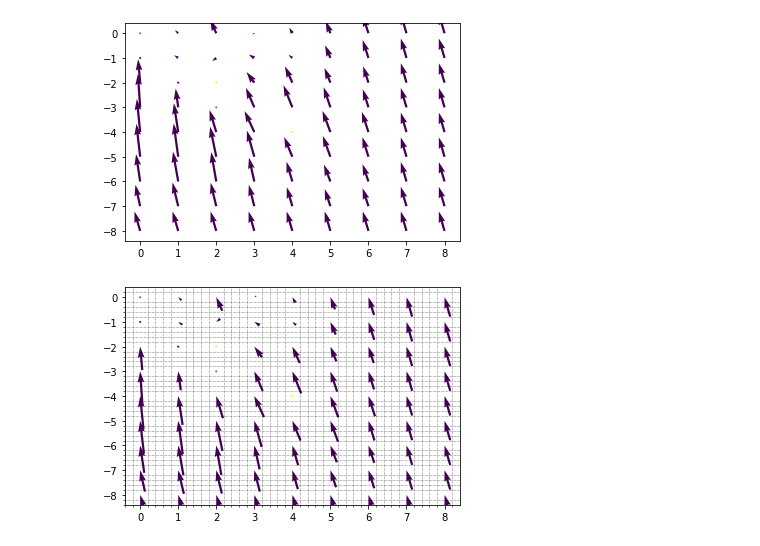
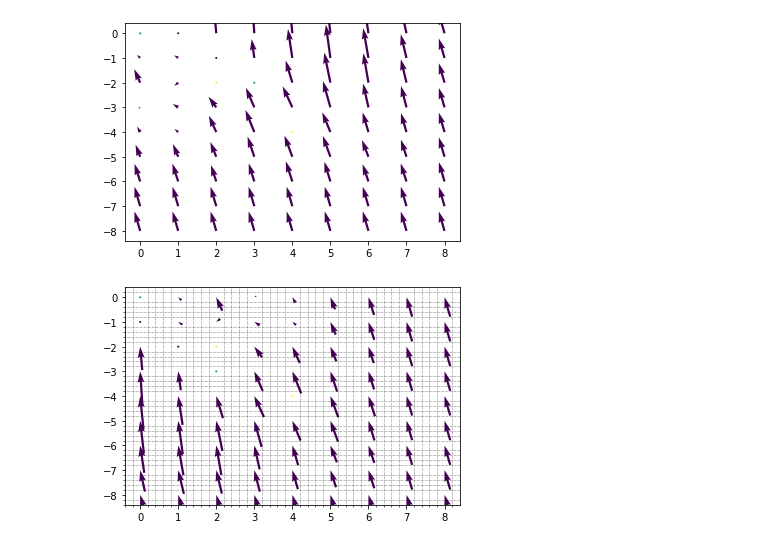
Before and after one commit to priyamDalmia/predator-prey, a Jupyter notebook: inference/quiver.ipynb, the cells around one changed output. Drawn from its saved outputs; the diff is of its cells as text; code cells hidden in the pictures.

```diff
--- a/inference/quiver.ipynb
+++ b/inference/quiver.ipynb
@@ -10,10 +10,10 @@ mat_Y = np.array(mat_Y, dtype=np.float32)
 color = np.array(data_i[-1,:,:], dtype=np.float32)
 # %%
 plot_X, plot_Y = np.meshgrid(range(9), range(9))
-plt.quiver(plot_X, -plot_Y, -mat_X, -mat_Y, color)
+plt.quiver(plot_Y, -plot_X, -mat_X, -mat_Y, color)
 plt.show()
 # %% [output]
-[figure, old version]
+[figure, new version]
 # %%
 from matplotlib.ticker import AutoMinorLocator
 plot_X, plot_Y = np.meshgrid(range(9), range(9))
```
Also changed, not shown: parts of 1 cell of this notebook, 7 other files.
